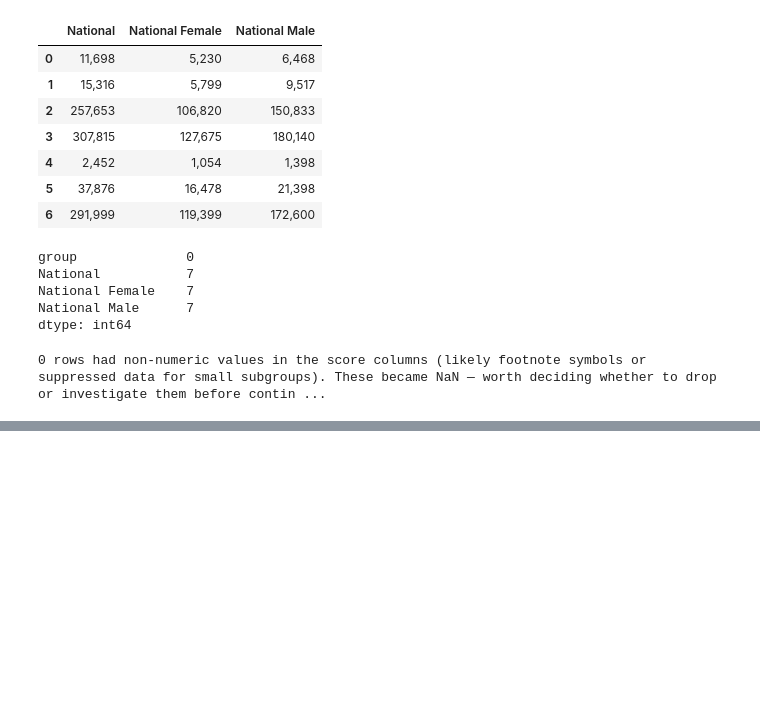
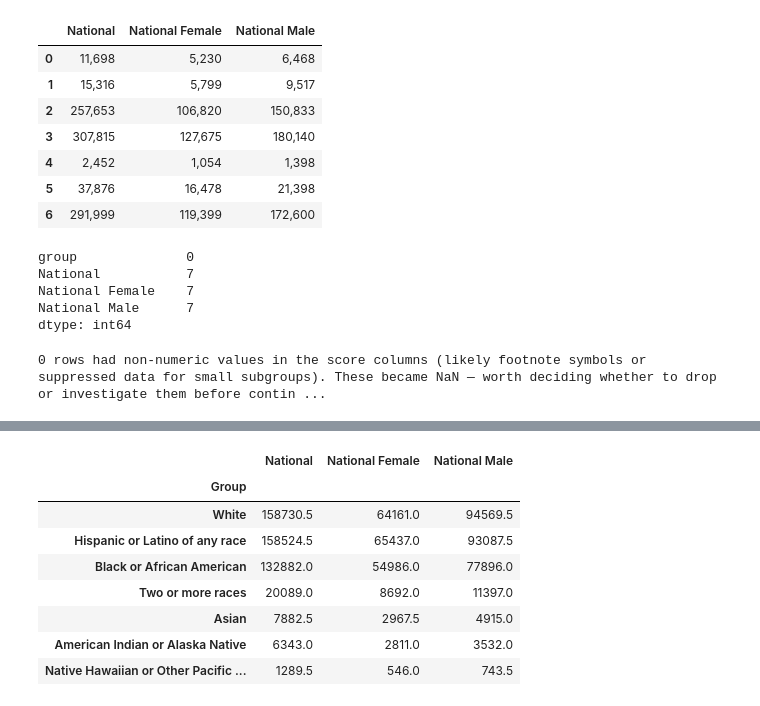
Before and after one commit to peklein1/Tracking-Progress-Throughout-Elementary-School, a Jupyter notebook: Notebooks/schooldata.ipynb, the cells around one changed output, grey strips where cells are left out. Drawn from its saved outputs; the diff is of its cells as text; code cells hidden in the pictures; blank space fills up the shorter version.

```diff
--- a/Notebooks/schooldata.ipynb
+++ b/Notebooks/schooldata.ipynb
@@ -306,0 +319,15 @@ print(
+# %%
+for c in ['National', 'National Female', 'National Male']:
+    benchmarks[c] = pd.to_numeric(benchmarks[c], errors='coerce')
+
+benchmarks.groupby('Group')[['National', 'National Female', 'National Male']].mean().sort_values('National', ascending=False)
+# %% [output]
+|  | National | National Female | National Male |
+| Group |  |  |  |
+| White | 158730.5 | 64161.0 | 94569.5 |
+| Hispanic or Latino of any race | 158524.5 | 65437.0 | 93087.5 |
+| Black or African American | 132882.0 | 54986.0 | 77896.0 |
+| Two or more races | 20089.0 | 8692.0 | 11397.0 |
+| Asian | 7882.5 | 2967.5 | 4915.0 |
+| American Indian or Alaska Native | 6343.0 | 2811.0 | 3532.0 |
+| Native Hawaiian or Other Pacific ... | 1289.5 | 546.0 | 743.5 |
```
Also changed, not shown: parts of 3 cells of this notebook.
